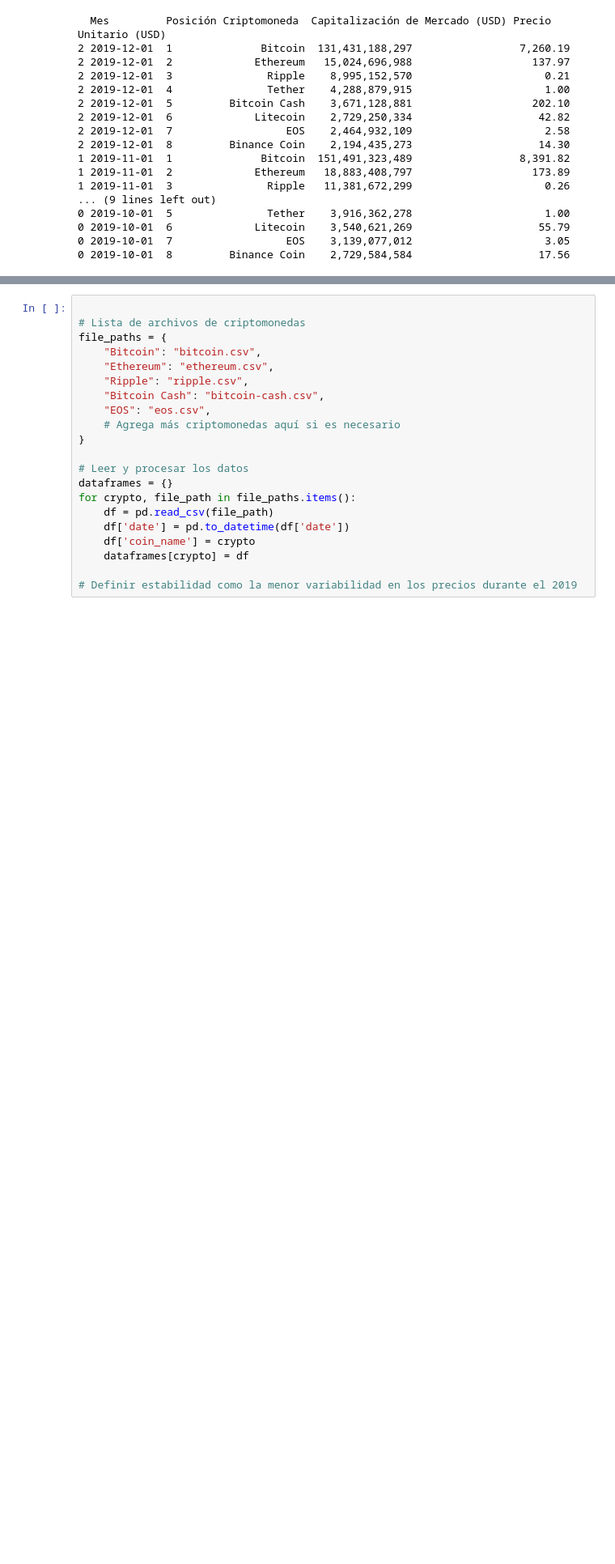
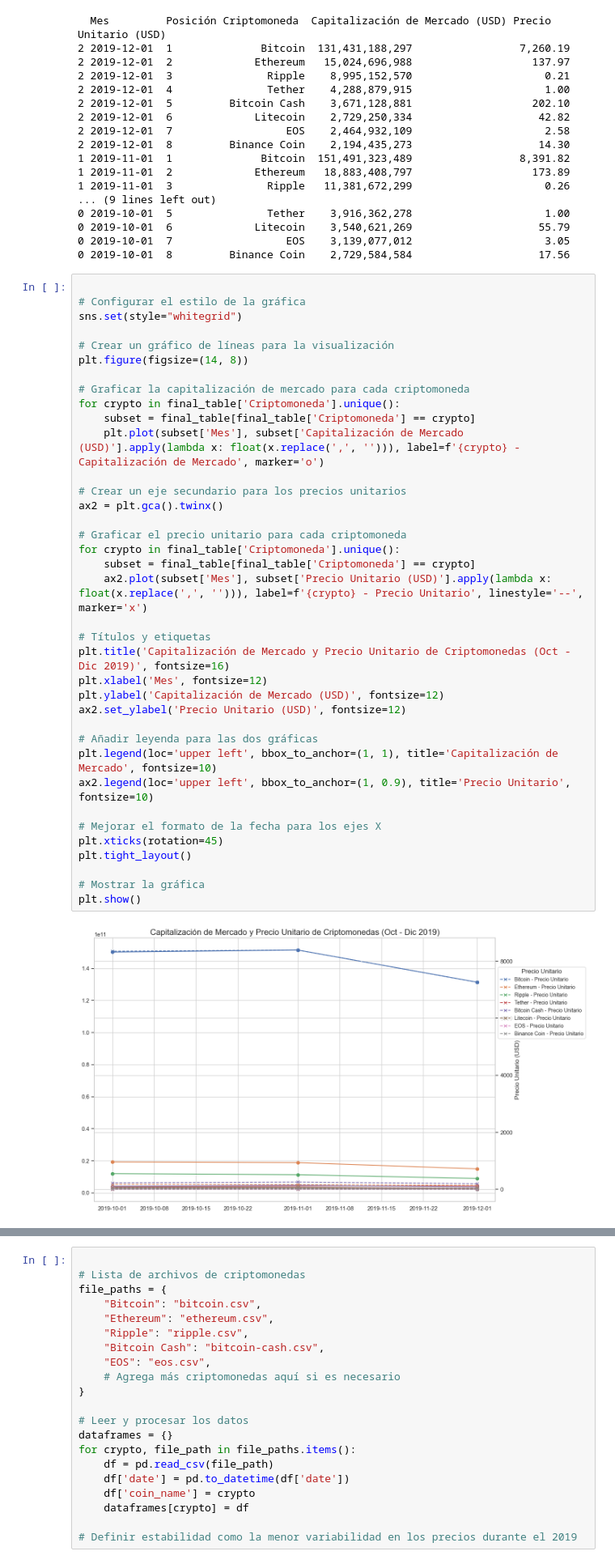
Before and after one commit to YairCarrito45/Proyecto1_2024_RuntimeRebels, a Jupyter notebook: proyecto.ipynb, the cells around one changed output, grey strips where cells are left out. Shown at 81% size. Drawn from its saved outputs; the diff is of its cells as text; blank space fills up the shorter version.

```diff
--- a/proyecto.ipynb
+++ b/proyecto.ipynb
@@ -673,3 +662,42 @@ print(final_table)
 0 2019-10-01  6             Litecoin    3,540,621,269                    55.79
 0 2019-10-01  7                  EOS    3,139,077,012                     3.05
 0 2019-10-01  8         Binance Coin    2,729,584,584                    17.56
+# %%
+
+# Configurar el estilo de la gráfica
+sns.set(style="whitegrid")
+
+# Crear un gráfico de líneas para la visualización
+plt.figure(figsize=(14, 8))
+
+# Graficar la capitalización de mercado para cada criptomoneda
+for crypto in final_table['Criptomoneda'].unique():
+    subset = final_table[final_table['Criptomoneda'] == crypto]
+    plt.plot(subset['Mes'], subset['Capitalización de Mercado (USD)'].apply(lambda x: float(x.replace(',', ''))), label=f'{crypto} - Capitalización de Mercado', marker='o')
+
+# Crear un eje secundario para los precios unitarios
+ax2 = plt.gca().twinx()
+
+# Graficar el precio unitario para cada criptomoneda
+for crypto in final_table['Criptomoneda'].unique():
+    subset = final_table[final_table['Criptomoneda'] == crypto]
+    ax2.plot(subset['Mes'], subset['Precio Unitario (USD)'].apply(lambda x: float(x.replace(',', ''))), label=f'{crypto} - Precio Unitario', linestyle='--', marker='x')
+
+# Títulos y etiquetas
+plt.title('Capitalización de Mercado y Precio Unitario de Criptomonedas (Oct - Dic 2019)', fontsize=16)
+plt.xlabel('Mes', fontsize=12)
+plt.ylabel('Capitalización de Mercado (USD)', fontsize=12)
+ax2.set_ylabel('Precio Unitario (USD)', fontsize=12)
+
+# Añadir leyenda para las dos gráficas
+plt.legend(loc='upper left', bbox_to_anchor=(1, 1), title='Capitalización de Mercado', fontsize=10)
+ax2.legend(loc='upper left', bbox_to_anchor=(1, 0.9), title='Precio Unitario', fontsize=10)
+
+# Mejorar el formato de la fecha para los ejes X
+plt.xticks(rotation=45)
+plt.tight_layout()
+
+# Mostrar la gráfica
+plt.show()
+# %% [output]
+[figure, added]
```
Also changed, not shown: parts of 10 cells of this notebook.
